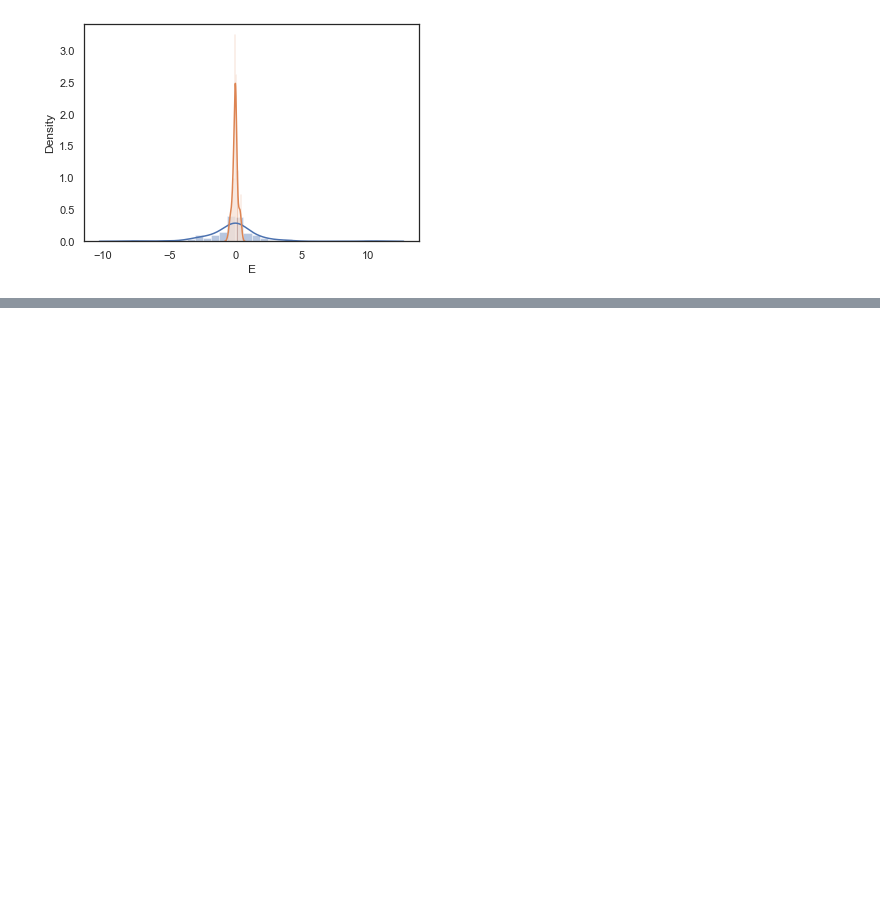
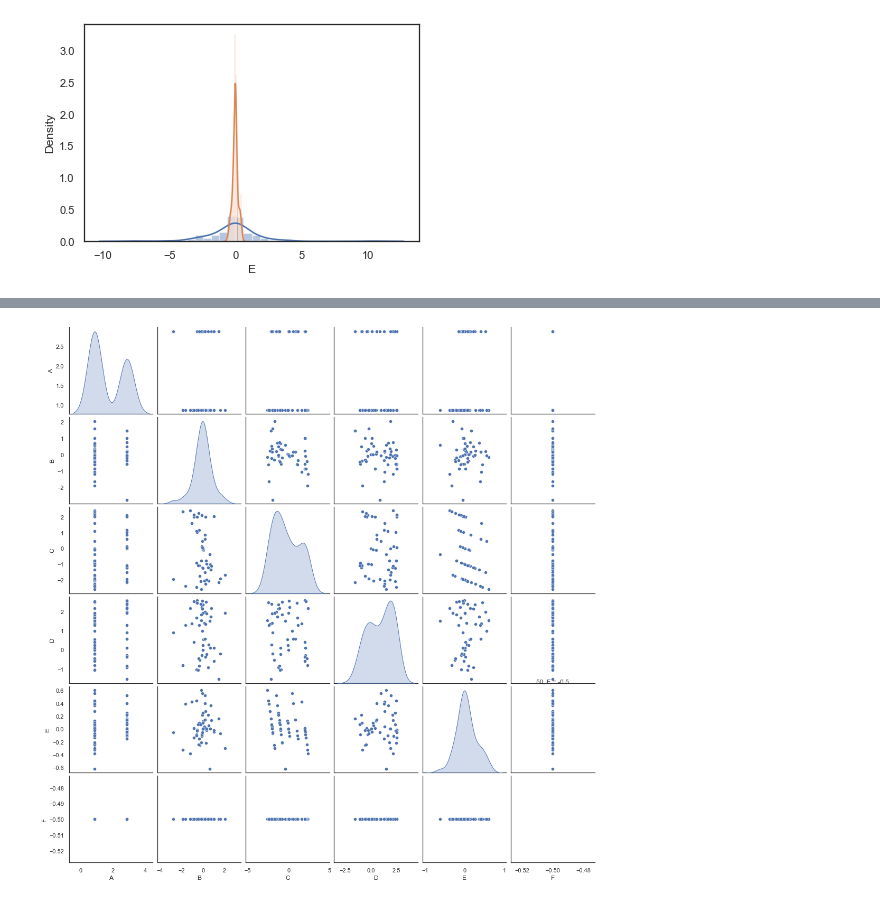
Before and after one commit to Maplewarrior/02463---Causality-project, a Jupyter notebook: 02463 Causality.ipynb, the cells around one changed output, grey strips where cells are left out. Drawn from its saved outputs; the diff is of its cells as text; code cells hidden in the pictures; blank space fills up the shorter version.

Commit message:
Create scatterplot files

```diff
--- a/02463 Causality.ipynb
+++ b/02463 Causality.ipynb
@@ -116,0 +123,5 @@ sns.distplot(data['E'])
+# %%
+data_F_int = load_as_df("data_50_F-0.5.csv")
+# %%
+data_F_int = data_F_int.drop(columns=['Unnamed: 0'])
+data_F_int.describe()
@@ -116,0 +138,9 @@ sns.distplot(data['E'])
+# %%
+# Scatterplot matrix
+sns.set(style="white")
+sns.pairplot(data_F_int, kind="scatter", diag_kind="kde")
+# save plot to file
+plt.savefig('plots/2_scatter_matrix_F-0.5.png')
+plt.show()
+# %% [output]
+[figure, added]
```
Also changed, not shown: parts of 5 cells of this notebook, 2 other files.
